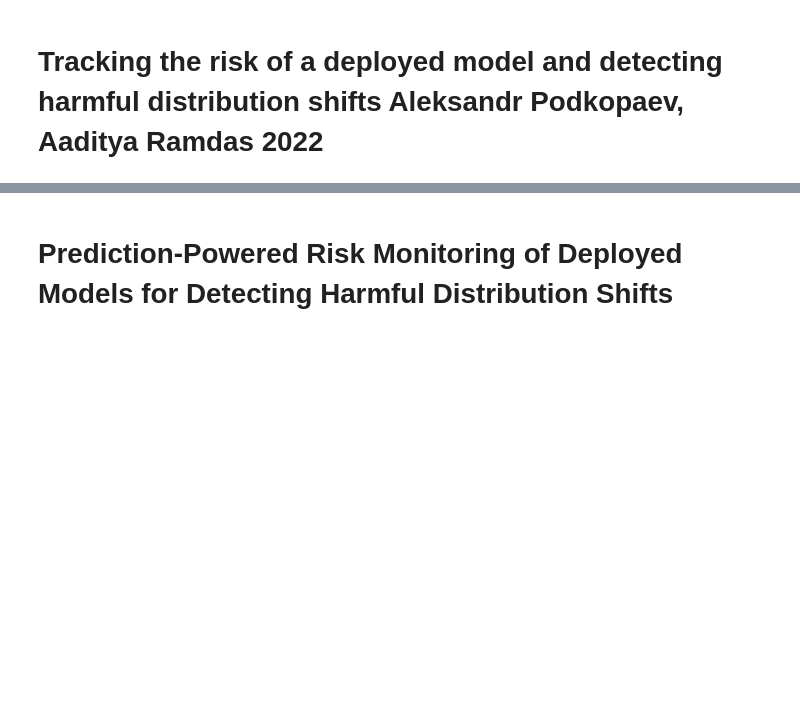
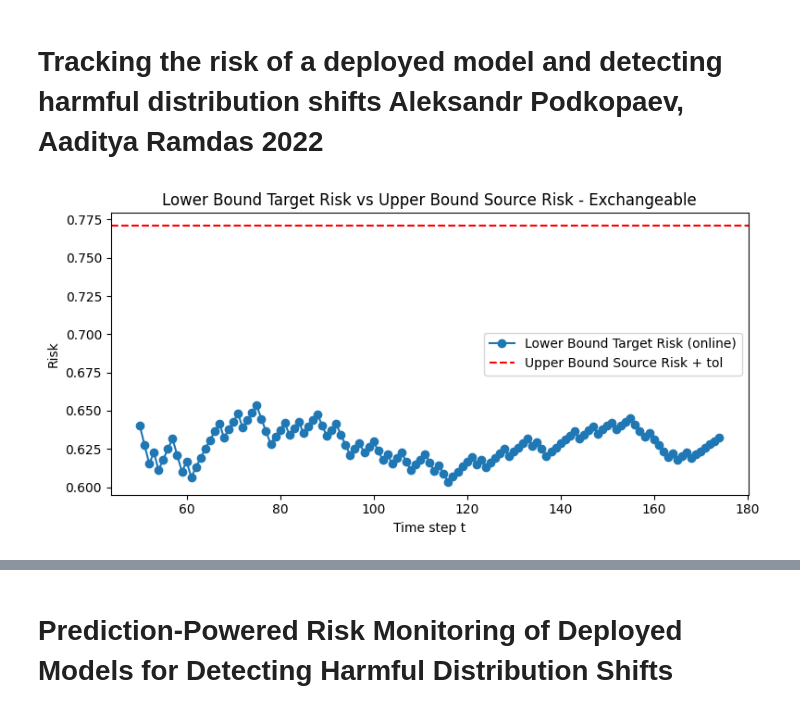
Before and after one commit to scikit-learn-contrib/MAPIE, a Jupyter notebook: notebooks/echangeability_test/RiskMonitoring_SRM_PPRM.ipynb, the cells around one changed output, grey strips where cells are left out. Saved outputs shown, nothing was run; the diff lists cells and outputs as text; code cells hidden in the pictures; blank space fills up the shorter version.

Commit message:
run SRM on existing datasets

```diff
--- a/notebooks/echangeability_test/RiskMonitoring_SRM_PPRM.ipynb
+++ b/notebooks/echangeability_test/RiskMonitoring_SRM_PPRM.ipynb
@@ -1,20 +190,81 @@
 # %% [markdown]
 # Tracking the risk of a deployed model and detecting harmful distribution shifts  Aleksandr Podkopaev, Aaditya Ramdas 2022
 # %%
-delta = 0.05 # desired type I error
-delta_source = delta / 2
-tol = 0.01
+datasets = [
+    {
+        "name": "Exchangeable",
+        "X_test": X_ex_test,
+        "y_test": y_ex_test,
+        "X_test_online": X_ex_test_online,
+        "y_test_online": y_ex_test_online,
+        "model": model_ex,
+    },
+    {
+        "name": "Time Series",
+        "X_test": X_ts_test,
+        "y_test": y_ts_test,
+        "X_test_online": X_ts_test_online,
+        "y_test_online": y_ts_test_online,
+        "model": model_ts,
+    },
+    {
+        "name": "Step Change",
+        "X_test": X_sc_test,
+        "y_test": y_sc_test,
+        "X_test_online": X_sc_test_online,
+        "y_test_online": y_sc_test_online,
+        "model": model_sc,
+    }
+]
 
-empirical_source_risk = ... # accuracy, risk, etc. on the source distribution
-upper_correction = np.sqrt(np.log(1/delta) / (2 * len(x_test)))
-upper_bound_source_risk = empirical_source_risk + upper_correction
+for data in datasets:
+    X_test = data["X_test"]
+    y_test = data["y_test"]
+    X_test_online = data["X_test_online"]
+    y_test_online = data["y_test_online"]
+    model = data["model"]
 
-for t in range(len(x_test_shift)):
 
-    #
-    empirical_target_risk = ... # accuracy, risk, etc. on the target distribution
-    lower_correction = ...
-    lower_bound_target_risk = empirical_target_risk - lower_correction
+    delta = 0.05 # desired type I error
+    delta_source = delta / 2
+    tol = 0
 
-    if lower_bound_target_risk > upper_bound_source_risk + tol:
-        raise UserWarning('Harmul distribution shift detected')
+    empirical_source_risk = model.score(X_test, y_test) # accuracy, risk, etc. on the source distribution
+    upper_correction = np.sqrt(np.log(1/delta_source) / (2 * len(X_test))) # PM-H bound
+    upper_bound_source_risk = empirical_source_risk + upper_correction
+
+    t_warmup = 50 # initialisation to avoid warnings in the early iterations: need to check the original code on how they handle that
+    lower_bound_target_risk_history = []
+    shift_detected_history = []
+    for t in range(t_warmup, len(X_test_online)):
+
+        X_history = X_test_online[:t]
+        y_history = y_test_online[:t]
+
+        if t == t_warmup:
+            empirical_target_risk_t = model.score(X_test_online[:t], y_test_online[:t])
+        else:
+            empirical_target_risk_t = (t-1) / t * empirical_target_risk_t + 1 / t * model.score(X_test_online[t:t+1], y_test_online[t:t+1])  # accuracy, risk, etc. on the target distribution
+        lower_correction = 0
+        lower_bound_target_risk_t = empirical_target_risk_t - lower_correction
+
+        if lower_bound_target_risk_t > upper_bound_source_risk + tol:
+            shift_detected_history.append(True)
+        else:
+            shift_detected_history.append(False)
+
+        lower_bound_target_risk_history.append(lower_bound_target_risk_t)
+
+
+
+    plt.figure(figsize=(8, 4))
+    plt.plot(range(t_warmup, t_warmup + len(lower_bound_target_risk_history)), lower_bound_target_risk_history, label="Lower Bound Target Risk (online)", marker='o')
+    plt.axhline(y=upper_bound_source_risk + tol, color='r', linestyle='--', label="Upper Bound Source Risk + tol")
+    plt.xlabel("Time step t")
+    plt.ylabel("Risk")
+    plt.title(f"Lower Bound Target Risk vs Upper Bound Source Risk - {data['name']}")
+    plt.legend()
+    plt.tight_layout()
+    plt.show()
+# %% [output]
+[figure, added]
```
Also changed, not shown: parts of 3 cells of this notebook.
